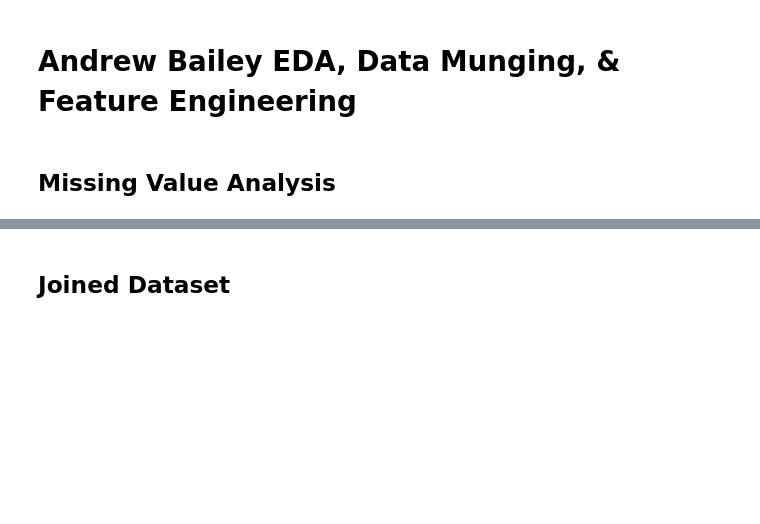
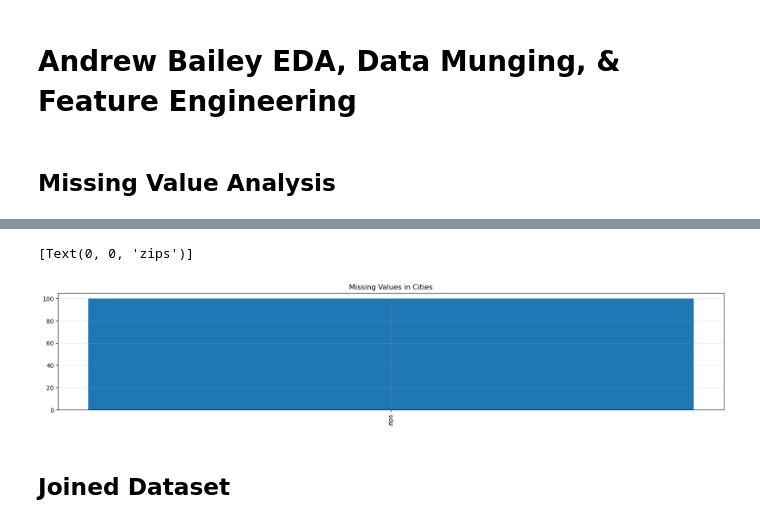
Before and after one commit to andrewwbailey/mids-capstone-cmbs-prop-loss, a Jupyter notebook: Working Notebooks/AndrewBailey_EDA_Munge_Features.ipynb, the cells around one changed output, grey strips where cells are left out. Drawn from its saved outputs; the diff is of its cells as text; code cells hidden in the pictures; blank space fills up the shorter version.

```diff
--- a/Working Notebooks/AndrewBailey_EDA_Munge_Features.ipynb
+++ b/Working Notebooks/AndrewBailey_EDA_Munge_Features.ipynb
@@ -52,0 +117,12 @@ cities_null_count
+# %%
+city_null_plot = cities_null_count[cities_null_count['pct_null'] > 0]
+
+fig_city = plt.figure(figsize=(20,12))
+city_ax = fig_city.add_subplot(3,1,1)
+city_ax.set_title("Missing Values in Cities")
+city_ax.grid(alpha=.3)
+city_ax.bar(city_null_plot.index, loans_null_plot['pct_null'])
+city_ax.set_xticklabels(city_null_plot.index, rotation=90)
+# %% [output]
+[Text(0, 0, 'zips')]
+[figure, added]
```
Also changed, not shown: parts of 14 cells of this notebook.
